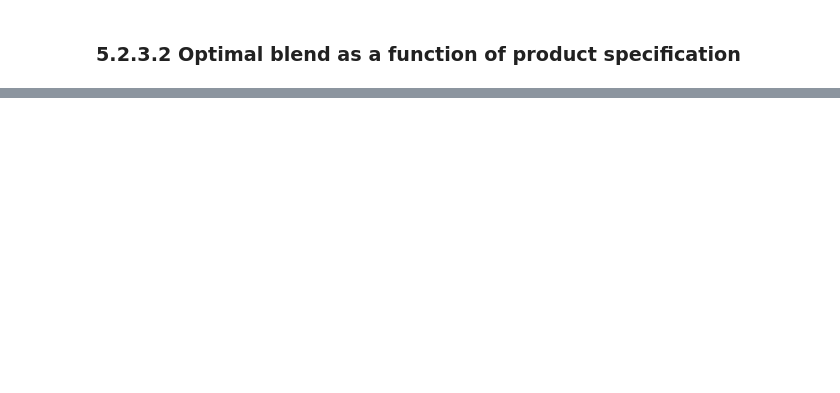
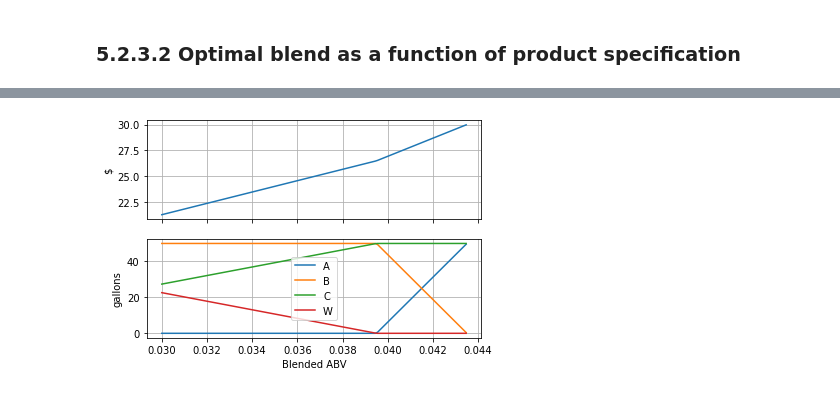
Before and after one commit to jckantor/cbe30338-2021, a Jupyter notebook: docs/05.02-Linear-Blending-Problem.ipynb, the cells around one changed output, grey strips where cells are left out. Drawn from its saved outputs; the diff is of its cells as text; code cells hidden in the pictures; blank space fills up the shorter version.

```diff
--- a/docs/05.02-Linear-Blending-Problem.ipynb
+++ b/docs/05.02-Linear-Blending-Problem.ipynb
@@ -310,3 +303,65 @@ ax[1].grid(True)
 **Study Question:** An opportunity has developed to sell a second product with an abv of 3.8%. The first product is now labeled "X" with abv 4.0% and sells for \\$1.25 per gallon, and the second product is designated "Y" and sells for \\$1.10 per gallon. You've also learned that all of your raw materials are limited to 50 gallons. What should your production plan be to maximize profits?
 
 <hr>
+# %%
+import numpy as np
+import cvxpy as cp
+
+def brew_blend(volume, abv, data):
+
+    # create set of components
+    components = set(data.keys())
+
+    # create variables
+    x = {c: cp.Variable(nonneg=True, name=c) for c in components}
+
+    # create objective function
+    total_cost = sum(x[c]*data[c]['cost'] for c in components)
+
+    # create list of constraints
+    constraints = [
+        volume == sum(x[c] for c in components),
+        0 == sum(x[c]*(data[c]['abv'] - abv) for c in components)
+    ]
+
+    # add volume constraints
+    for c in components:
+        constraints.append(x[c] <= data[c]['volume'])
+
+    # create and solve problem
+    problem = cp.Problem(cp.Minimize(total_cost), constraints)
+    problem.solve()
+
+    # return results
+    min_cost = problem.value
+    optimal_blend = {c: x[c].value for c in components}
+    return min_cost, optimal_blend
+
+
+import numpy as np
+import matplotlib.pyplot as plt
+
+data = {
+    'A': {'abv': 0.045, 'cost': 0.32, 'volume': 50},
+    'B': {'abv': 0.037, 'cost': 0.25, 'volume': 50},
+    'C': {'abv': 0.042, 'cost': 0.28, 'volume': 50},           # <= add raw material data
+    'W': {'abv': 0.000, 'cost': 0.05, 'volume': 50},
+}
+
+# gather results for a range of abv values
+abv = np.linspace(0.03, 0.05, 200)                         # <= narrow range of plott
+results = [brew_blend(volume, a, data) for a in abv]
+
+fig, ax = plt.subplots(2, 1, sharex=True)
+ax[0].plot(abv, [cost for cost, values in results])
+ax[0].set_ylabel("$")
+ax[0].grid(True)
+
+for c in sorted(data.keys()):
+    ax[1].plot(abv, [values[c] for cost, values in results], label=c)
+ax[1].set_xlabel('Blended ABV')
+ax[1].set_ylabel('gallons')
+ax[1].legend()
+ax[1].grid(True)
+# %% [output]
+[figure, added]
```
Also changed, not shown: parts of 16 cells of this notebook, 19 other files.
